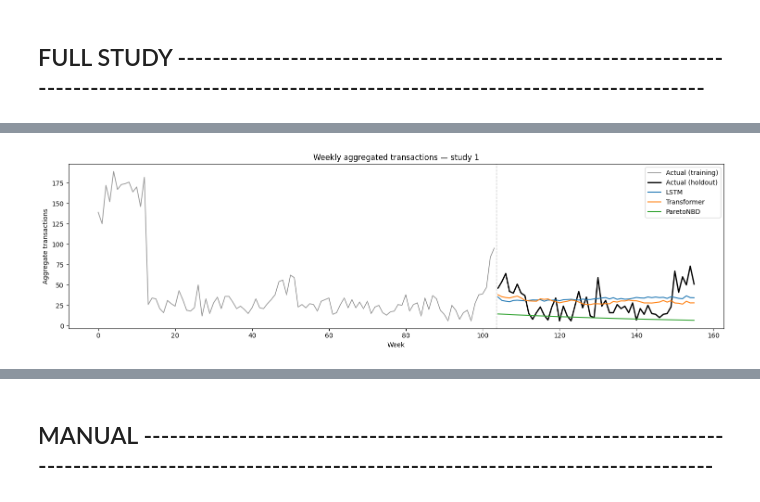
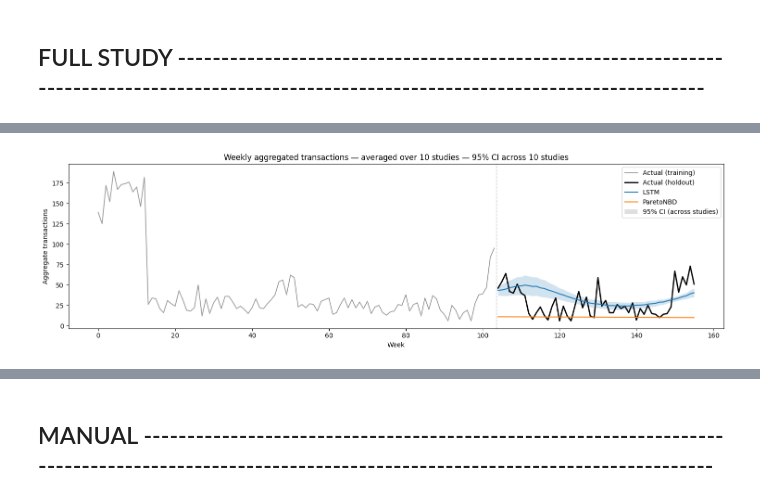
Before and after one commit to HuberPablo/panelclv, a Jupyter notebook: notebooks/Study.ipynb, the cells around one changed output, grey strips where cells are left out. Cells and saved outputs as stored; diff of their text form; code cells hidden in the pictures.

```diff
--- a/notebooks/Study.ipynb
+++ b/notebooks/Study.ipynb
@@ -292,18 +692,16 @@ Study suite written to: /home/virthian/Desktop/Thesis/panelclv/Studies/cross_ent
 # %%
 from panelclv.studies import plot_suite_forecast
 
-ROOT       = "/home/virthian/Desktop/Thesis/Study_historique/Electronic/cross_entropy_cfg_2yTrain_1yPred_2mVal_AR_Elect_NS200_NSM200"        # the folder holding config.json + <Model>/Predictions/
+ROOT       = "/home/virthian/Desktop/Thesis/panelclv/Studies/cross_entropy_cfg_2yTrain_1yPred_NoCov_Comparaison"        # the folder holding config.json + <Model>/Predictions/
 PANEL_PATH = "/home/virthian/ML Projects/Thesis_push/electronics_customer_week_panel.csv"         # the customer-period panel the suite was built from
 
 # Across-studies mean per model (default). Also writes aggregated_<Model>.csv at the suite root.
 fig, ax = plot_suite_forecast(
     ROOT,
-    study=1,
     panel_path=PANEL_PATH,
-    #pareto_benchmark=True,   # optional benchmark overlay; forwarded to plot_weekly_aggregated
-    #save_path="/home/virthian/Desktop/Thesis/Study_historique/LSTM_elec_1/cross_entropy_cfg_2yTrain_1yPred_PartetoCov_ARV4/forecast.png",   # optional
+    confidence_interval=True,   # mean ± Student-t across the 10 studies
 )
 #aggregate_suite_predictions(ROOT)
 # load_model_predictions(f"{ROOT}/<Model>"
 # %% [output]
-[figure, old version]
+[figure, new version]
```
Also changed, not shown: parts of 13 cells of this notebook.
